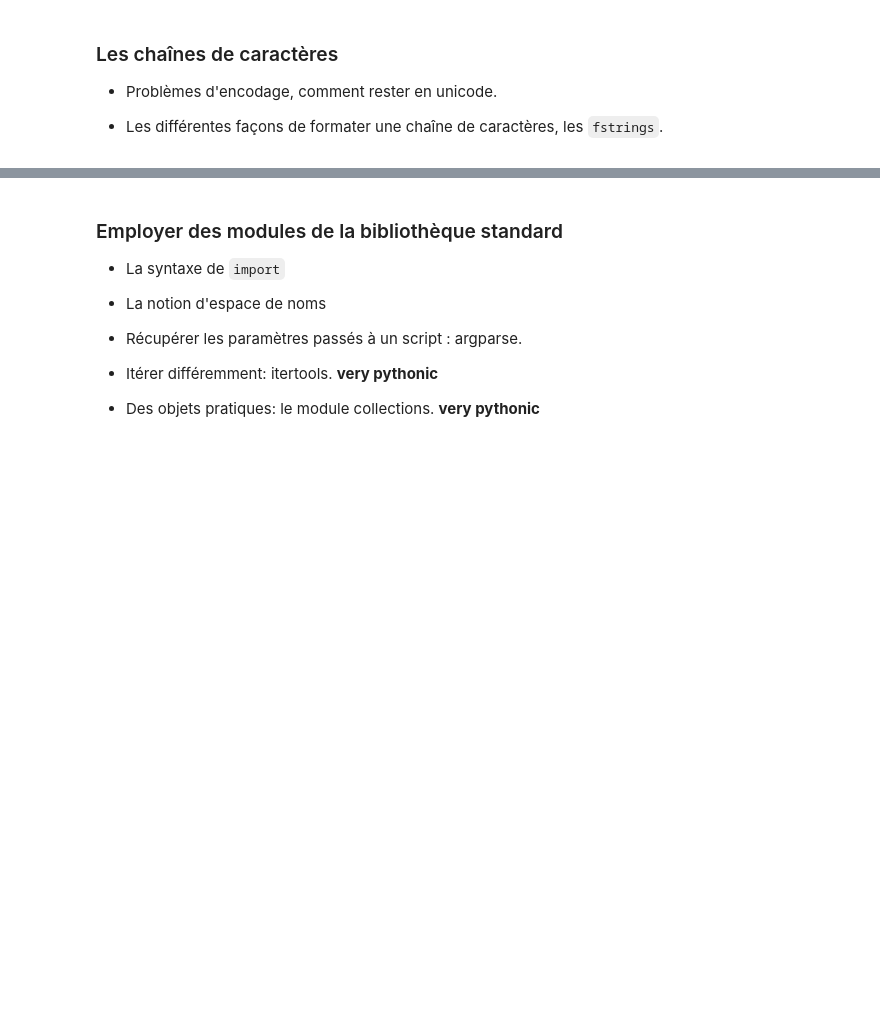
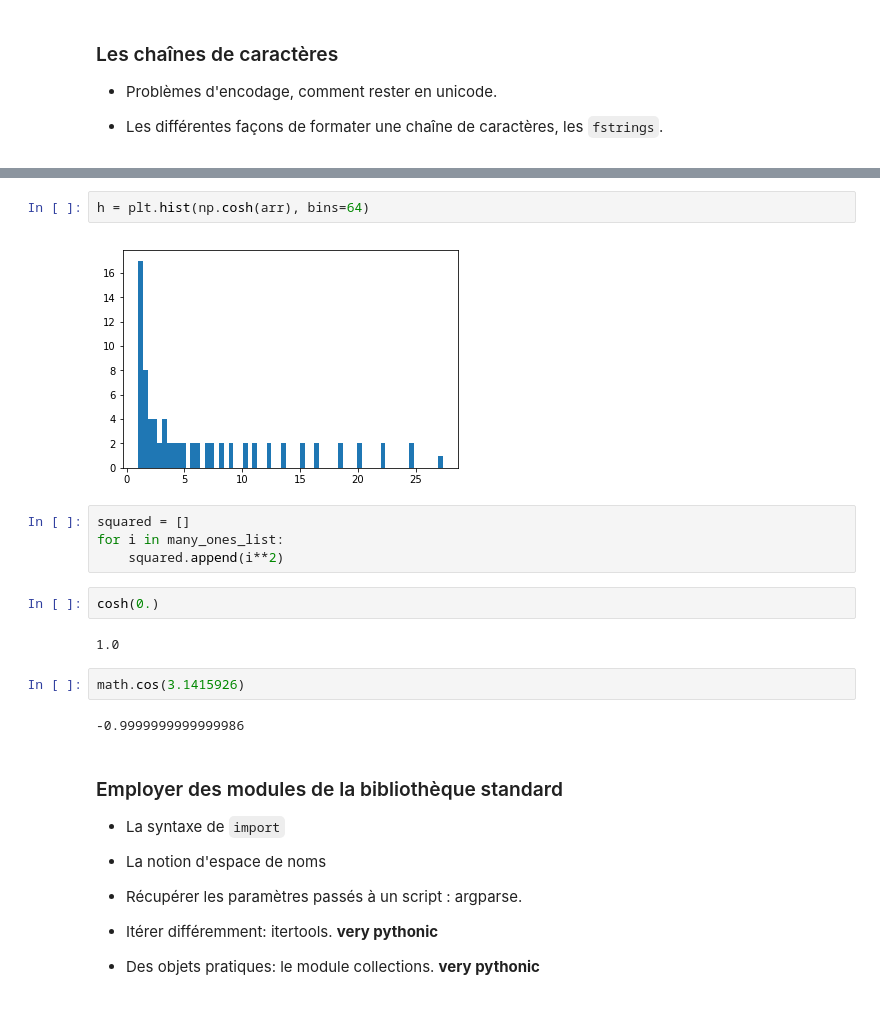
Before and after one commit to glyg/learn_python, a Jupyter notebook: Notes.ipynb, the cells around one changed output, grey strips where cells are left out. Saved outputs shown, nothing was run; the diff lists cells and outputs as text; blank space fills up the shorter version.

```diff
--- a/Notes.ipynb
+++ b/Notes.ipynb
@@ -189,3 +655,19 @@ C'est une des particularités du langage, la façon de parcourir une séquence.
+# %%
+h = plt.hist(np.cosh(arr), bins=64)
+# %% [output]
+[figure, added]
+# %%
+squared = []
+for i in many_ones_list:
+    squared.append(i**2)
+# %%
+cosh(0.)
+# %% [output]
+1.0
+# %%
+math.cos(3.1415926)
+# %% [output]
+-0.9999999999999986
 # %% [markdown]
 
 ### Employer des modules de la bibliothèque standard
```
Also changed, not shown: parts of 134 cells of this notebook, 2 other files.
